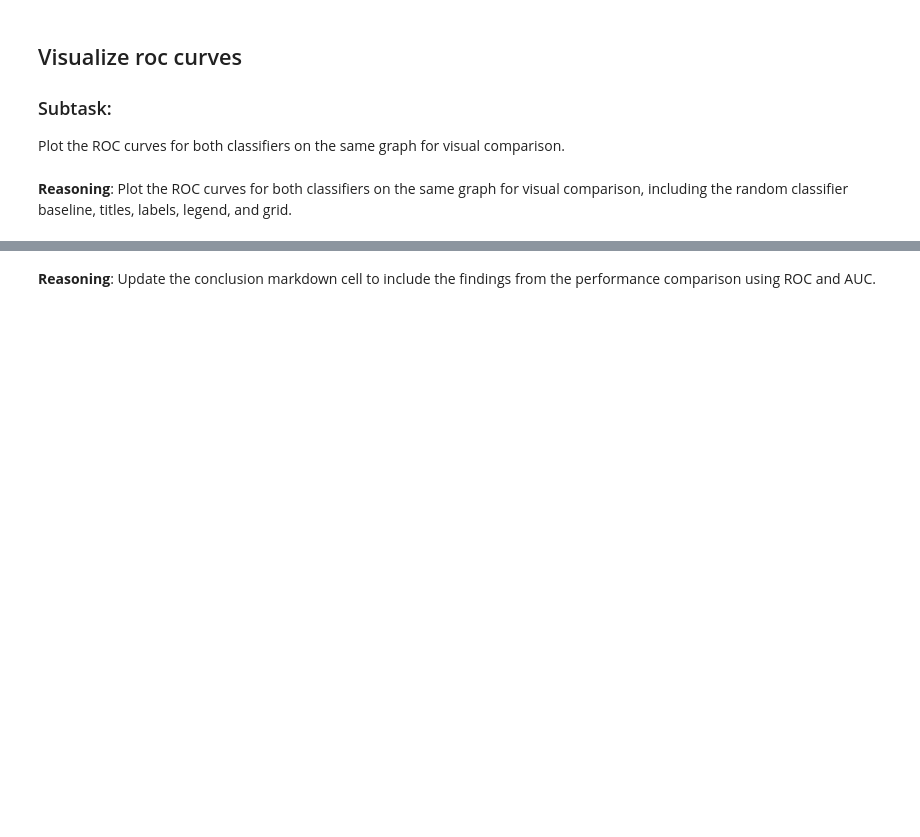
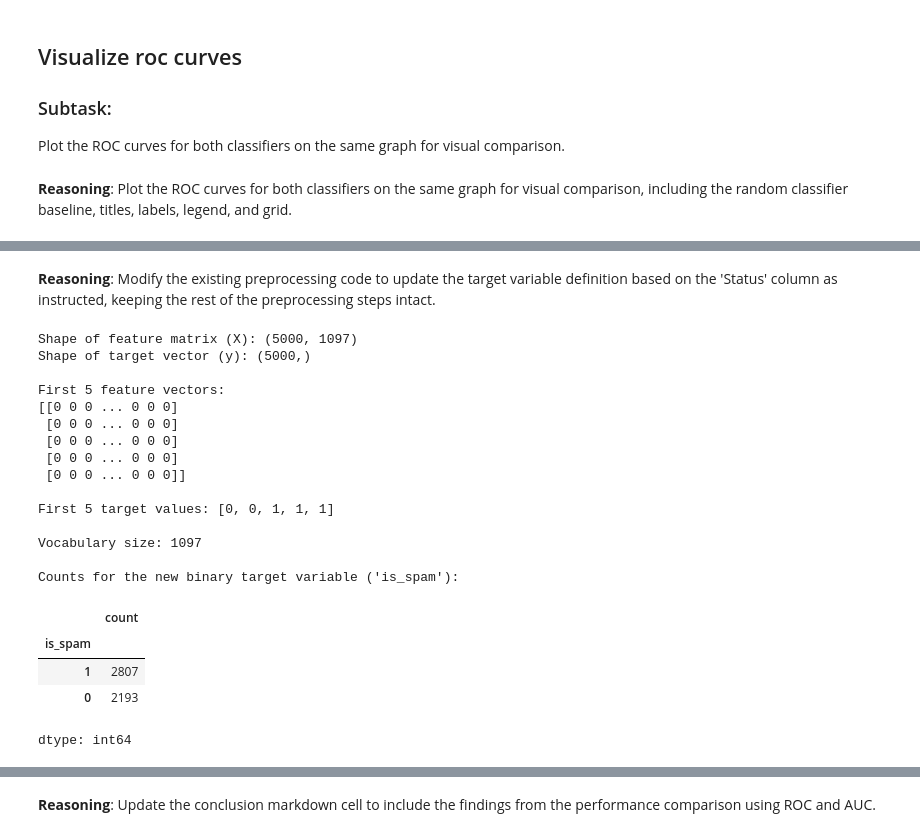
Before and after one commit to rocklambros/email-spam-classifier-naive-bayes-comparisson-roc, a Jupyter notebook: Rock_Lambros_COMP3009_Project_Naive_Bayes_Spam_Detection.ipynb, the cells around one changed output, grey strips where cells are left out. Drawn from its saved outputs; the diff is of its cells as text; code cells hidden in the pictures; blank space fills up the shorter version.

```diff
--- a/Rock_Lambros_COMP3009_Project_Naive_Bayes_Spam_Detection.ipynb
+++ b/Rock_Lambros_COMP3009_Project_Naive_Bayes_Spam_Detection.ipynb
@@ -1838,0 +1866,66 @@ The identical AUC values strongly suggest that both implementations correctly le
+# %% [markdown]
+**Reasoning**:
+Modify the existing preprocessing code to update the target variable definition based on the 'Status' column as instructed, keeping the rest of the preprocessing steps intact.
+# %%
+import re
+import pandas as pd
+from sklearn.feature_extraction.text import CountVectorizer
+
+# Load the dataset (ensure df is available, or reload if needed)
+# If the kernel reset, reload the original dataframe
+try:
+    df
+except NameError:
+    df = pd.read_csv('/content/synthetic_email_dataset.csv')
+    print("Original DataFrame reloaded.")
+
+
+# 1. Select relevant columns
+# Keep 'Subject' and 'Status' for the new spam definition
+df_cleaned = df[['Subject', 'Status']].copy()
+
+# 2. Handle missing values - Fill NaN in 'Subject' with empty string
+df_cleaned['Subject'] = df_cleaned['Subject'].fillna('')
+
+# 3. Convert 'Status' to binary target variable based on the new definition
+# Define 'spam' as where 'Status' is NOT 'Archived' (1), 'not spam' otherwise (0).
+df_cleaned['is_spam'] = df_cleaned['Status'].apply(lambda x: 0 if x == 'Archived' else 1)
+
+# 4. Tokenize the text data in 'Subject' and 5. Create a vocabulary and 6. Transform text data
+# Using CountVectorizer to handle tokenization, vocabulary creation, and feature vector generation
+# We will use a simple regex to keep only alphanumeric characters and spaces
+vectorizer = CountVectorizer(token_pattern=r'(?u)\b\w+\b')
+X = vectorizer.fit_transform(df_cleaned['Subject'])
+y = df_cleaned['is_spam']
+
+print("Shape of feature matrix (X):", X.shape)
+print("Shape of target vector (y):", y.shape)
+print("\nFirst 5 feature vectors:")
+print(X[:5].toarray())
+print("\nFirst 5 target values:", y[:5].tolist())
+print("\nVocabulary size:", len(vectorizer.vocabulary_))
+
+# Display the counts of the new target variable to verify the transformation
+print("\nCounts for the new binary target variable ('is_spam'):")
+display(df_cleaned['is_spam'].value_counts())
+# %% [output]
+Shape of feature matrix (X): (5000, 1097)
+Shape of target vector (y): (5000,)
+
+First 5 feature vectors:
+[[0 0 0 ... 0 0 0]
+ [0 0 0 ... 0 0 0]
+ [0 0 0 ... 0 0 0]
+ [0 0 0 ... 0 0 0]
+ [0 0 0 ... 0 0 0]]
+
+First 5 target values: [0, 0, 1, 1, 1]
+
+Vocabulary size: 1097
+
+Counts for the new binary target variable ('is_spam'):
+|  | count |
+| is_spam |  |
+| 1 | 2807 |
+| 0 | 2193 |
+dtype: int64
```
Also changed, not shown: parts of 45 cells of this notebook.
